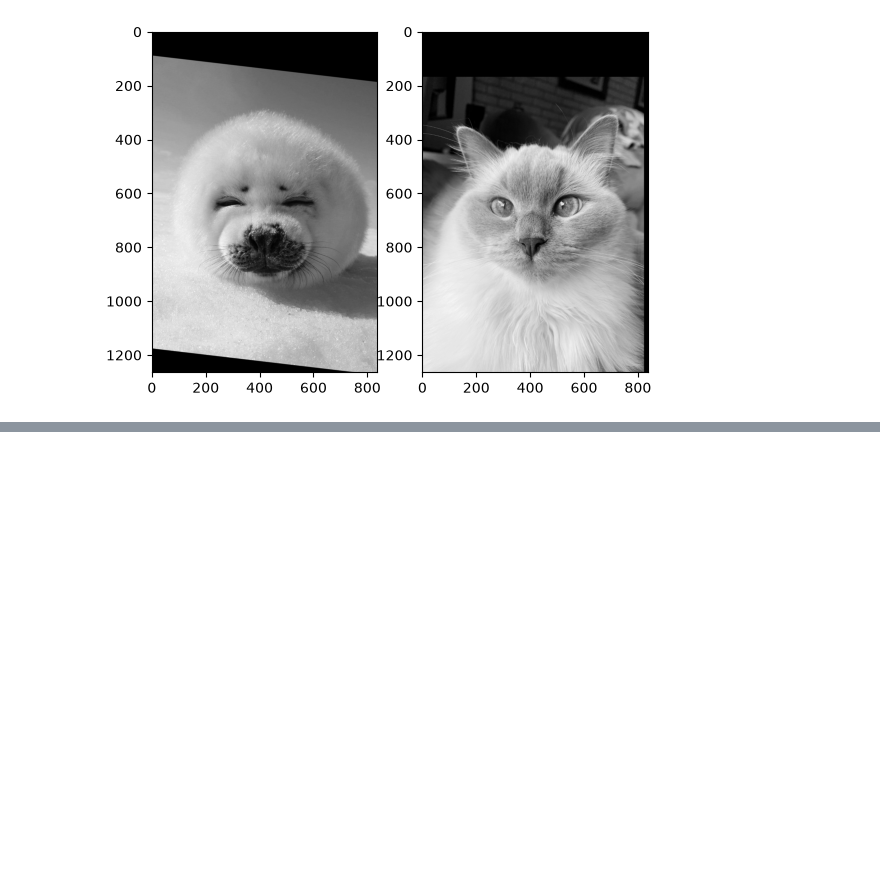
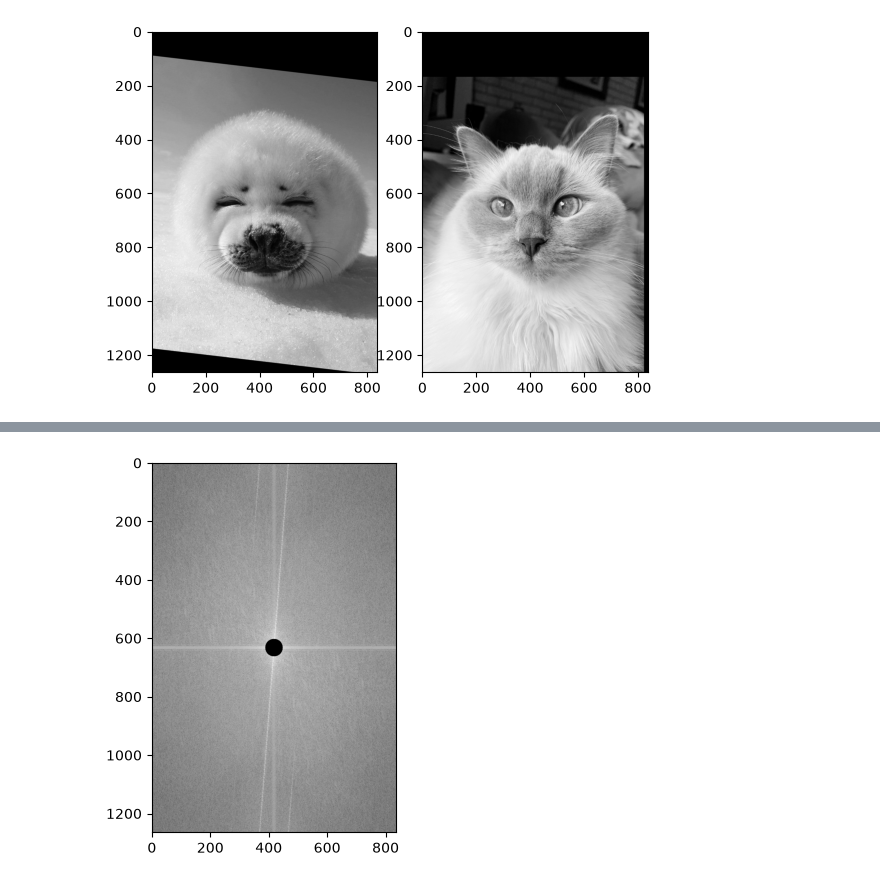
Before and after one commit to carolln/visao-26-2, a Jupyter notebook: tarefa-5/src/hybrid.ipynb, the cells around one changed output, grey strips where cells are left out. Saved outputs shown, nothing was run; the diff lists cells and outputs as text; code cells hidden in the pictures; blank space fills up the shorter version.

```diff
--- a/tarefa-5/src/hybrid.ipynb
+++ b/tarefa-5/src/hybrid.ipynb
@@ -53,0 +91,31 @@ plt.imshow(img_disp)
+# %%
+# places a notch reject circle of radius r centered in point(x,y) in the mask
+def place_notch_reject(Hmask, x, y, r = 10):
+
+    iniciox = x - r
+    inicioy = y - r
+
+    for i in range(0,2*r+1):
+        for j in range (0,2*r+1):
+            if ((iniciox + i) >= Hmask.shape[0] or (iniciox + i) > Hmask.shape[0] < 0):
+                continue
+
+            if ((inicioy + j) >= Hmask.shape[1] or (inicioy + j) > Hmask.shape[1] < 0):
+                continue
+
+            if (np.sqrt((r - i)** 2 + (r - j)** 2) <= r):
+                Hmask[iniciox + i][inicioy + j] = 0.0
+
+    iniciox -= 2 * (x - int(Hmask.shape[0]/2))
+    inicioy -= 2 * (y - int(Hmask.shape[1]/2))
+
+    for i in range(0,2*r+1):
+            for j in range (0,2*r+1):
+                if ((iniciox + i) >= Hmask.shape[0] or (iniciox + i) > Hmask.shape[0] < 0):
+                    continue
+
+                if ((inicioy + j) >= Hmask.shape[1] or (inicioy + j) > Hmask.shape[1] < 0):
+                    continue
+
+                if (np.sqrt((r - i)** 2 + (r - j)** 2) <= r):
+                    Hmask[iniciox + i][inicioy + j] = 0.0
@@ -53,0 +163,13 @@ plt.imshow(img_disp)
+# %%
+Hmask = np.ones(img1.shape, dtype=np.float32)
+
+Hmask2 = np.zeros(img2.shape, dtype=np.float32)
+# %%
+Hmask = place_notch_reject_interactive(img1.shape, Hmask, 0,0, 30)
+
+
+plt.imshow(Hmask*magnitude_spectrum, cmap='gray')
+
+Hmask2 = np.where(Hmask == 1.0, 0.0, 1.0)
+# %% [output]
+[figure, added]
```
Also changed, not shown: parts of 11 cells of this notebook.
